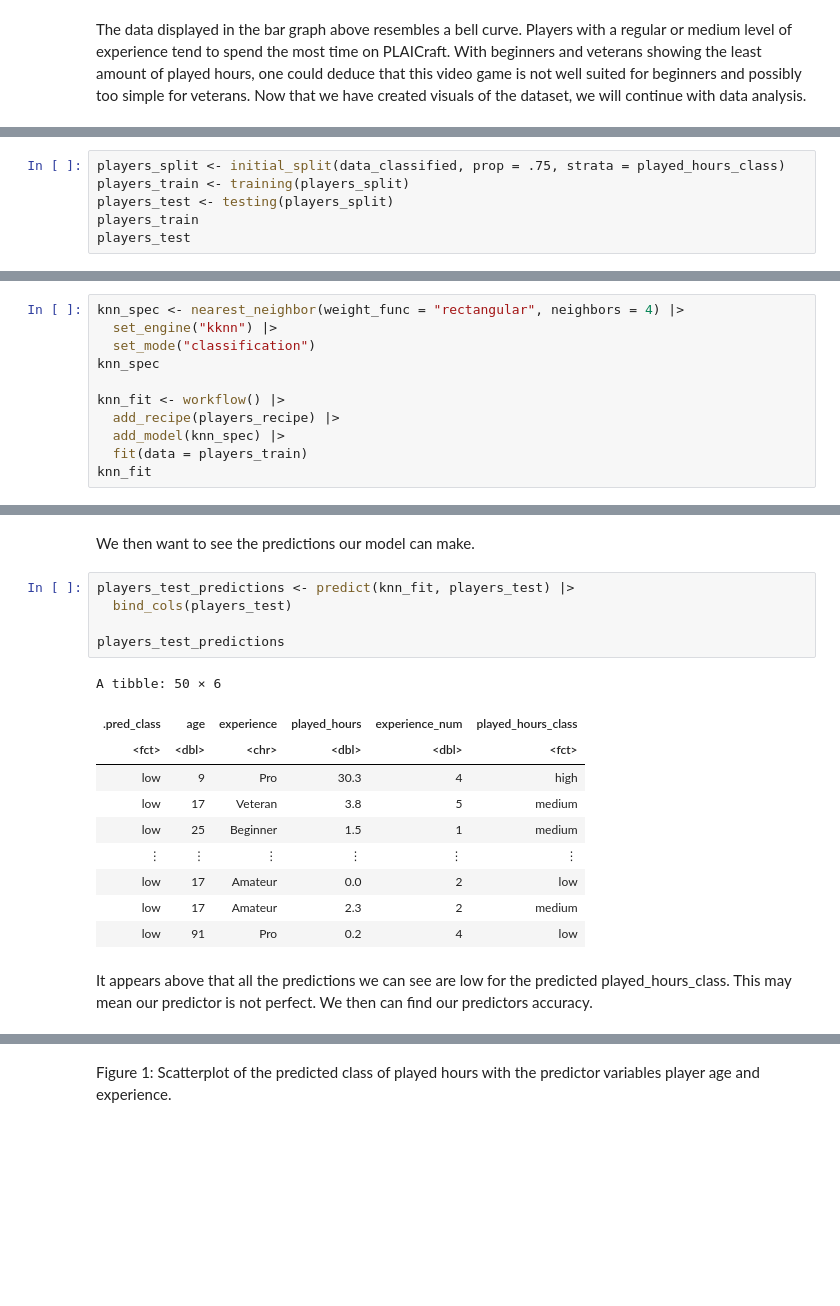
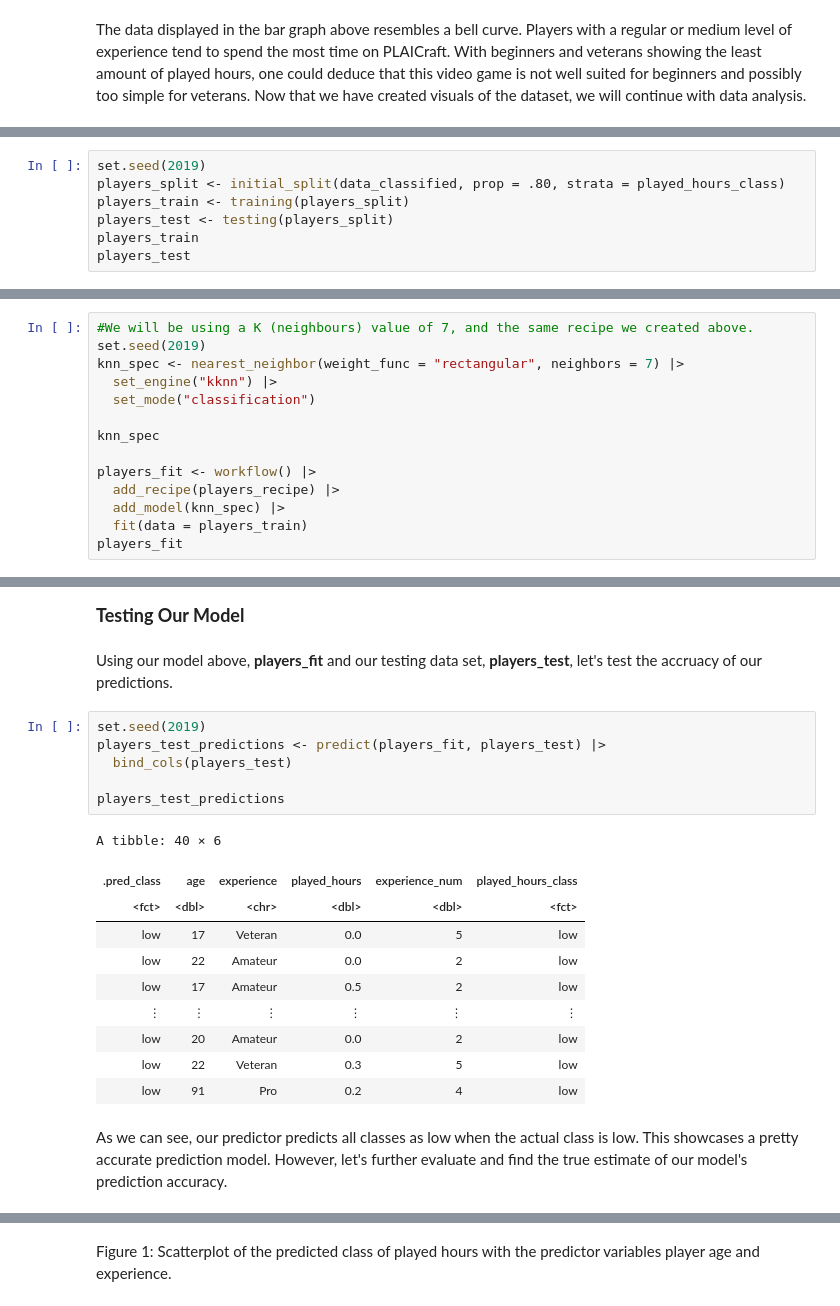
Before and after one commit to kathyythoi/dsci_project, a Jupyter notebook: finalprojectreoport.ipynb, the cells around one changed output, grey strips where cells are left out. Drawn from its saved outputs; the diff is of its cells as text; blank space fills up the shorter version.

```diff
--- a/finalprojectreoport.ipynb
+++ b/finalprojectreoport.ipynb
@@ -307,5 +295,6 @@ To begin our KNN classification, we initially split our data using a 0.75 propor
 # %%
-players_split <- initial_split(data_classified, prop = .75, strata = played_hours_class)
+set.seed(2019)
+players_split <- initial_split(data_classified, prop = .80, strata = played_hours_class)
 players_train <- training(players_split)
 players_test <- testing(players_split)
 players_train
@@ -403,14 +388,17 @@ Next, we will create model specifications for our KNN classification. This inclu
 # %%
-knn_spec <- nearest_neighbor(weight_func = "rectangular", neighbors = 4) |>
+#We will be using a K (neighbours) value of 7, and the same recipe we created above.
+set.seed(2019)
+knn_spec <- nearest_neighbor(weight_func = "rectangular", neighbors = 7) |>
   set_engine("kknn") |>
   set_mode("classification")
+
 knn_spec
 
-knn_fit <- workflow() |>
+players_fit <- workflow() |>
   add_recipe(players_recipe) |>
   add_model(knn_spec) |>
   fit(data = players_train)
-knn_fit
+players_fit
 # %% [output]
 K-Nearest Neighbor Model Specification (classification)
 
@@ -441,21 +429,24 @@ Best k: 4
+# %% [markdown]
+<span style="font-size:18px;">**Testing Our Model**</span>
 # %% [markdown]
-We then want to see the predictions our model can make.
+Using our model above, **players_fit** and our testing data set, **players_test**, let's test the accruacy of our predictions.
 # %%
-players_test_predictions <- predict(knn_fit, players_test) |>
+set.seed(2019)
+players_test_predictions <- predict(players_fit, players_test) |>
   bind_cols(players_test)
 
 players_test_predictions
 # %% [output]
-A tibble: 50 × 6
+A tibble: 40 × 6
 | .pred_class | age | experience | played_hours | experience_num | played_hours_class |
 | <fct> | <dbl> | <chr> | <dbl> | <dbl> | <fct> |
-| low | 9 | Pro | 30.3 | 4 | high |
-| low | 17 | Veteran | 3.8 | 5 | medium |
-| low | 25 | Beginner | 1.5 | 1 | medium |
+| low | 17 | Veteran | 0.0 | 5 | low |
+| low | 22 | Amateur | 0.0 | 2 | low |
+| low | 17 | Amateur | 0.5 | 2 | low |
 | ⋮ | ⋮ | ⋮ | ⋮ | ⋮ | ⋮ |
-| low | 17 | Amateur | 0.0 | 2 | low |
-| low | 17 | Amateur | 2.3 | 2 | medium |
+| low | 20 | Amateur | 0.0 | 2 | low |
+| low | 22 | Veteran | 0.3 | 5 | low |
 | low | 91 | Pro | 0.2 | 4 | low |
 # %% [markdown]
-It appears above that all the predictions we can see are low for the predicted played_hours_class. This may mean our predictor is not perfect. We then can find our predictors accuracy.
+As we can see, our predictor predicts all classes as low when the actual class is low. This showcases a pretty accurate prediction model. However, let's further evaluate and find the true estimate of our model's prediction accuracy.
 # %%
```
Also changed, not shown: parts of 39 cells of this notebook.
